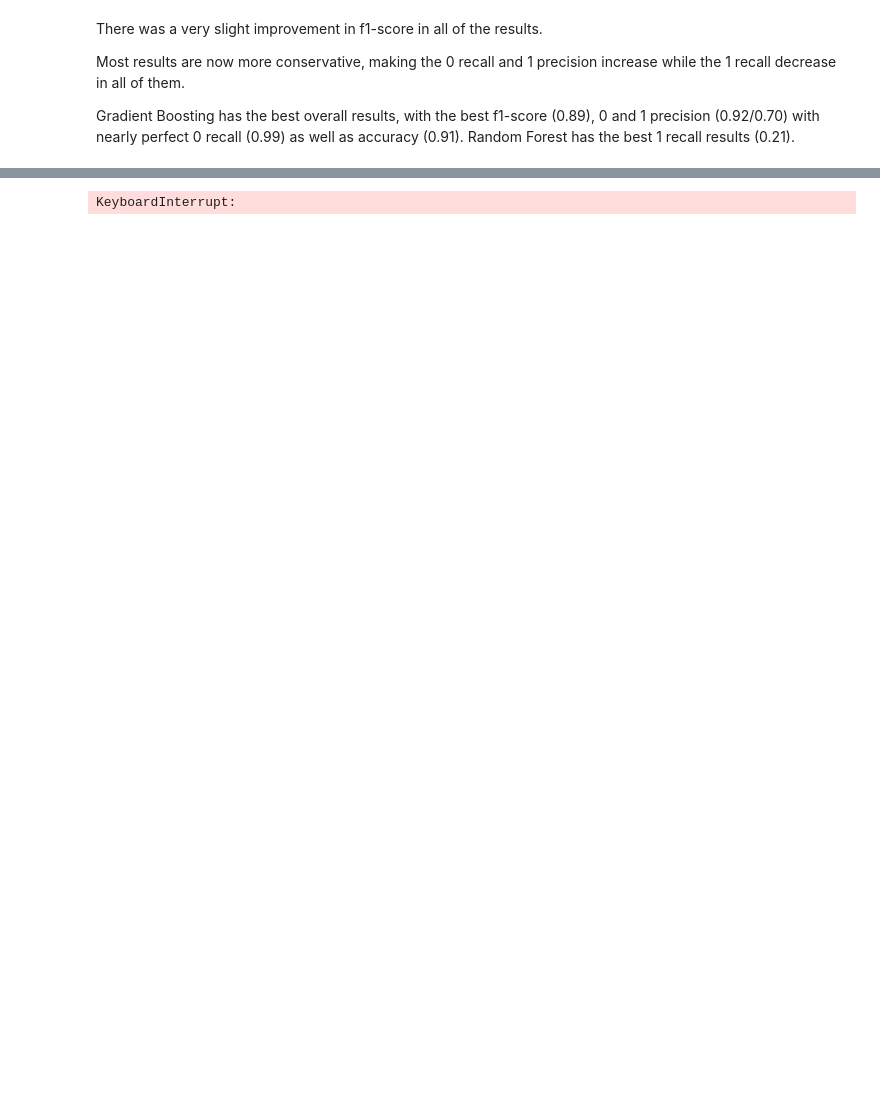
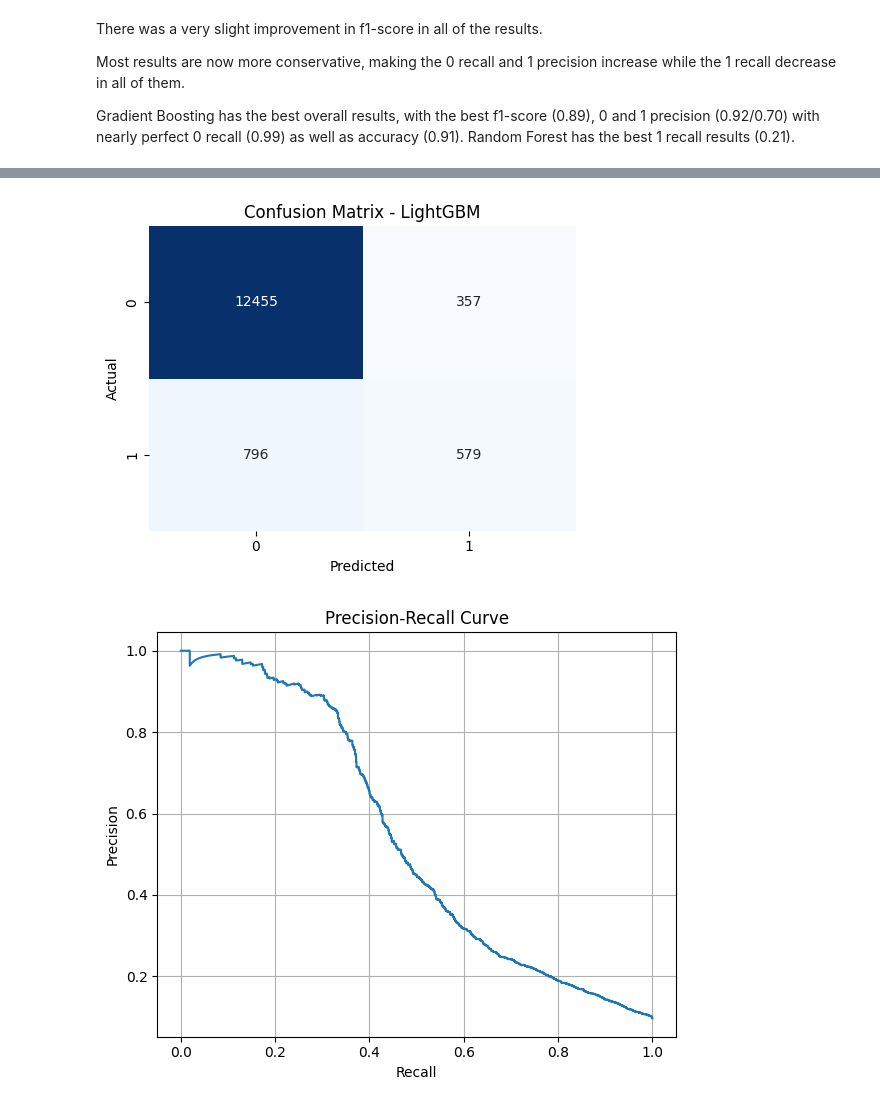
Before and after one commit to dfar1a/IA-project, a Jupyter notebook: project2/Untitled0.ipynb, the cells around one changed output, grey strips where cells are left out. Cells and saved outputs as stored; diff of their text form; code cells hidden in the pictures; blank space fills up the shorter version.

```diff
--- a/project2/Untitled0.ipynb
+++ b/project2/Untitled0.ipynb
@@ -1204,6 +1204,7 @@ lgbm = LGBMClassifier(
     scale_pos_weight=scale_pos_weight,
     random_state=42,
     n_jobs=-1,
+    verbose=-1
 )
 
 # Hyperparameter Search Space
@@ -1294 +1296,2 @@ And if memory is not enough, you can set `force_col_wise=true`.
-KeyboardInterrupt:
+[figure, added]
+[figure, added]
```
Also changed, not shown: parts of 11 cells of this notebook.
